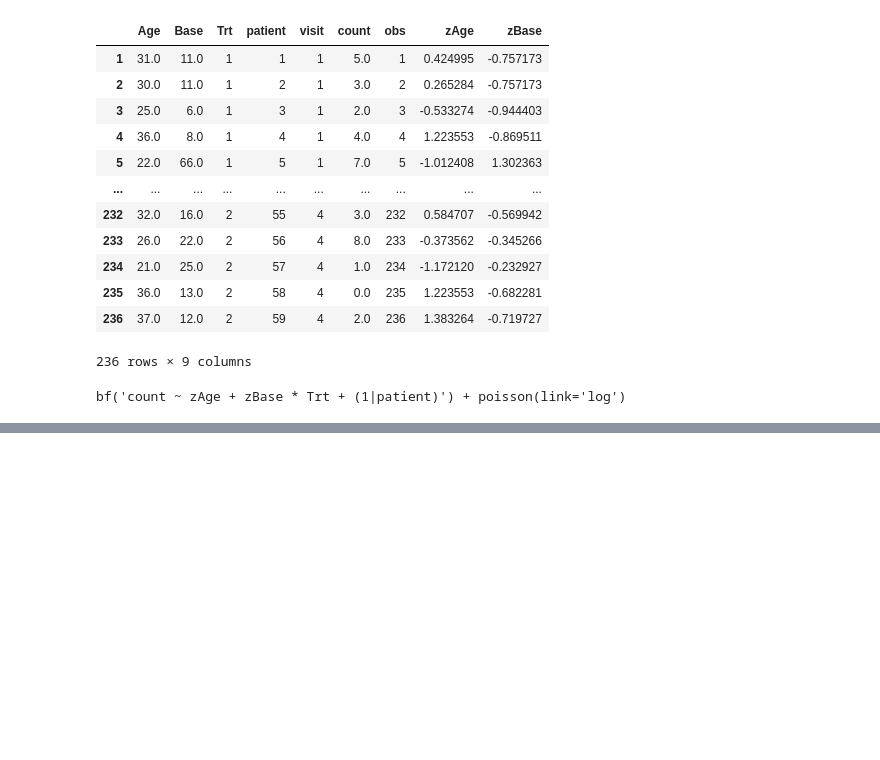
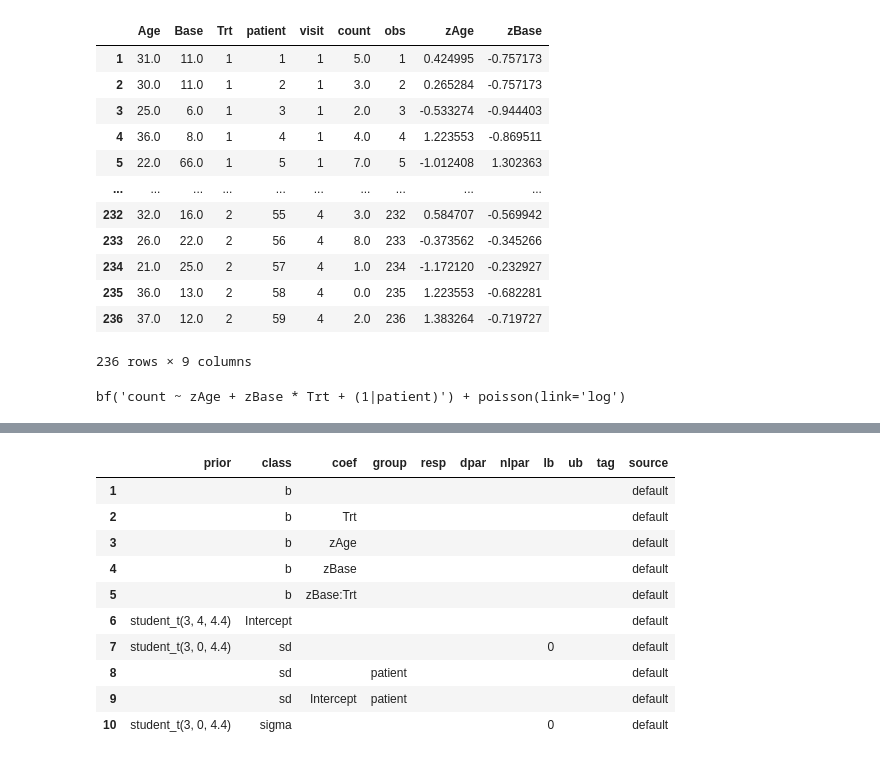
Before and after one commit to kaitumisuuringute-keskus/brmspy, a Jupyter notebook: notebooks/rpy2_session.ipynb, the cells around one changed output, grey strips where cells are left out. Cells and saved outputs as stored; diff of their text form; code cells hidden in the pictures; blank space fills up the shorter version.

```diff
--- a/notebooks/rpy2_session.ipynb
+++ b/notebooks/rpy2_session.ipynb
@@ -74,3 +74,6 @@ formula = bf("count ~ zAge + zBase * Trt + (1|patient)") + poisson()
 formula
 # %% [output]
 bf('count ~ zAge + zBase * Trt + (1|patient)') + poisson(link='log')
+# %%
+brms.default_prior(formula, data)
+# %% [output]
@@ -77,3 +81,14 @@ bf('count ~ zAge + zBase * Trt + (1|patient)') + poisson(link='log')
+|  | prior | class | coef | group | resp | dpar | nlpar | lb | ub | tag | source |
+| 1 |  | b |  |  |  |  |  |  |  |  | default |
+| 2 |  | b | Trt |  |  |  |  |  |  |  | default |
+| 3 |  | b | zAge |  |  |  |  |  |  |  | default |
+| 4 |  | b | zBase |  |  |  |  |  |  |  | default |
+| 5 |  | b | zBase:Trt |  |  |  |  |  |  |  | default |
+| 6 | student_t(3, 4, 4.4) | Intercept |  |  |  |  |  |  |  |  | default |
+| 7 | student_t(3, 0, 4.4) | sd |  |  |  |  |  | 0 |  |  | default |
+| 8 |  | sd |  | patient |  |  |  |  |  |  | default |
+| 9 |  | sd | Intercept | patient |  |  |  |  |  |  | default |
+| 10 | student_t(3, 0, 4.4) | sigma |  |  |  |  |  | 0 |  |  | default |
 # %%
 
 r1 = brms.brm(
```
Also changed, not shown: parts of 6 cells of this notebook, 13 other files.
